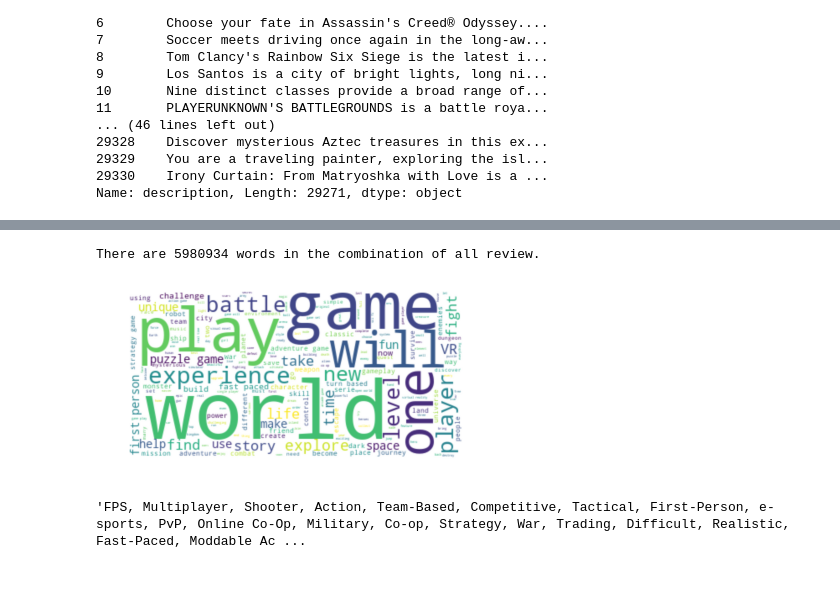
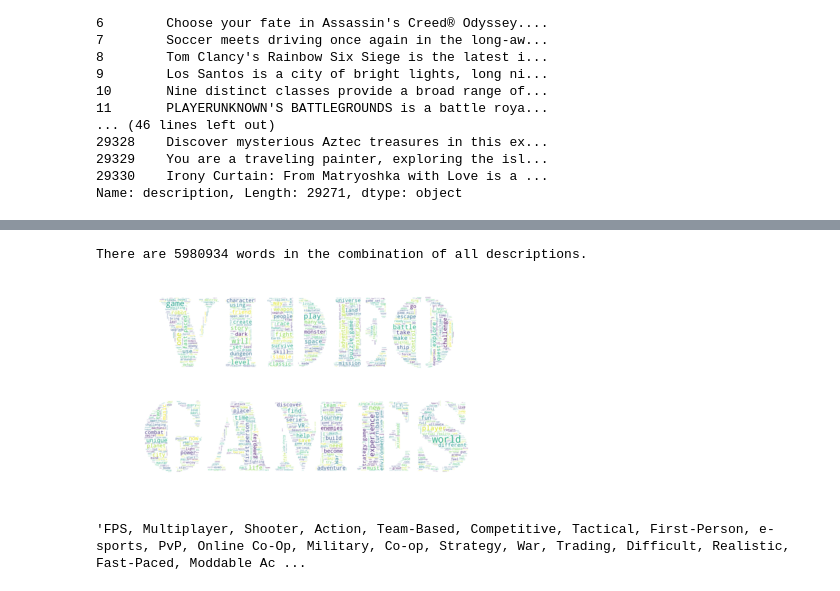
Before and after one commit to micsab/Game-Recommendation-Engine, a Jupyter notebook: random.ipynb, the cells around one changed output, grey strips where cells are left out. Saved outputs shown, nothing was run; the diff lists cells and outputs as text; code cells hidden in the pictures.

```diff
--- a/random.ipynb
+++ b/random.ipynb
@@ -84,17 +73,24 @@ plt.show()
 # %%
 text = " ".join(desc for desc in df.description)
-print ("There are {} words in the combination of all review.".format(len(text)))
+print ("There are {} words in the combination of all descriptions.".format(len(text)))
 # %% [output]
-There are 5980934 words in the combination of all review.
+There are 5980934 words in the combination of all descriptions.
 # %%
 stopwords = set(STOPWORDS)
+# %%
+d = path.dirname(__file__) if "__file__" in locals() else os.getcwd()
+video_mask = np.array(Image.open(path.join(d, "video_games.png")))
 # %%
-wordcloud = WordCloud(stopwords=stopwords, background_color="white").generate(text)
-plt.imshow(wordcloud, interpolation='gaussian')
+wc = WordCloud(stopwords=stopwords, width=800, height=400, background_color="white", max_words=10000,
+                      mask=video_mask, contour_width=1, contour_color='white').generate(text)
+
+wc.to_file(path.join(d, 'video_games.png'))
+
+plt.imshow(wc, interpolation='bilinear')
 plt.axis('off')
 plt.show()
 # %% [output]
-[figure, old version]
+[figure, new version]
 # %%
 text = " ".join(desc for desc in df.tags)
 # %%
```
Also changed, not shown: parts of 4 cells of this notebook, 2 other files.
